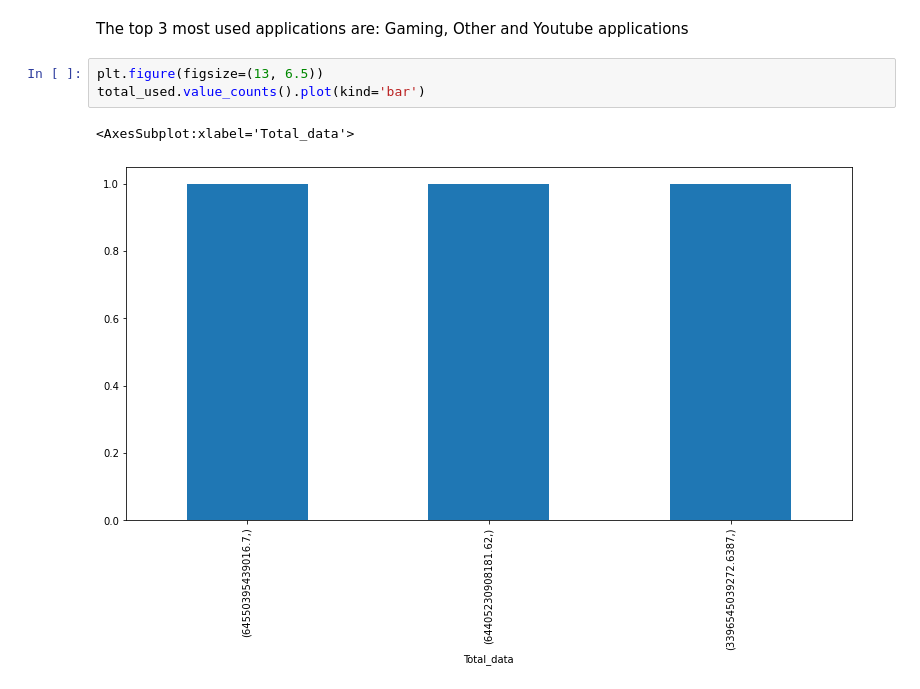
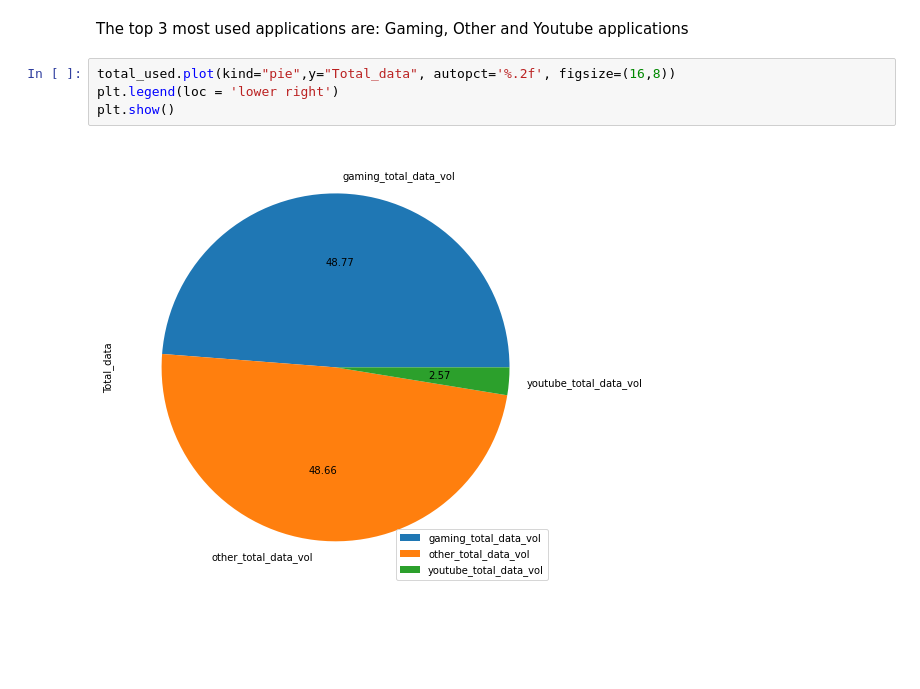
Before and after one commit to khaiyra/TellCo-Analysis, a Jupyter notebook: notebooks/User-Engagement-Analysis.ipynb, the cells around one changed output. Drawn from its saved outputs; the diff is of its cells as text; blank space fills up the shorter version.

```diff
--- a/notebooks/User-Engagement-Analysis.ipynb
+++ b/notebooks/User-Engagement-Analysis.ipynb
@@ -361,9 +361,9 @@ total_used
 | youtube_total_data_vol | 3.396545e+12 |
 # %% [markdown]
 The top 3 most used applications are: Gaming, Other and Youtube applications
-# %%
-plt.figure(figsize=(13, 6.5))
-total_used.value_counts().plot(kind='bar')
-# %% [output]
-<AxesSubplot:xlabel='Total_data'>
-[figure, removed]
+# %%
+total_used.plot(kind="pie",y="Total_data", autopct='%.2f', figsize=(16,8))
+plt.legend(loc = 'lower right')
+plt.show()
+# %% [output]
+[figure, added]
```
Also changed, not shown: parts of 6 cells of this notebook.
